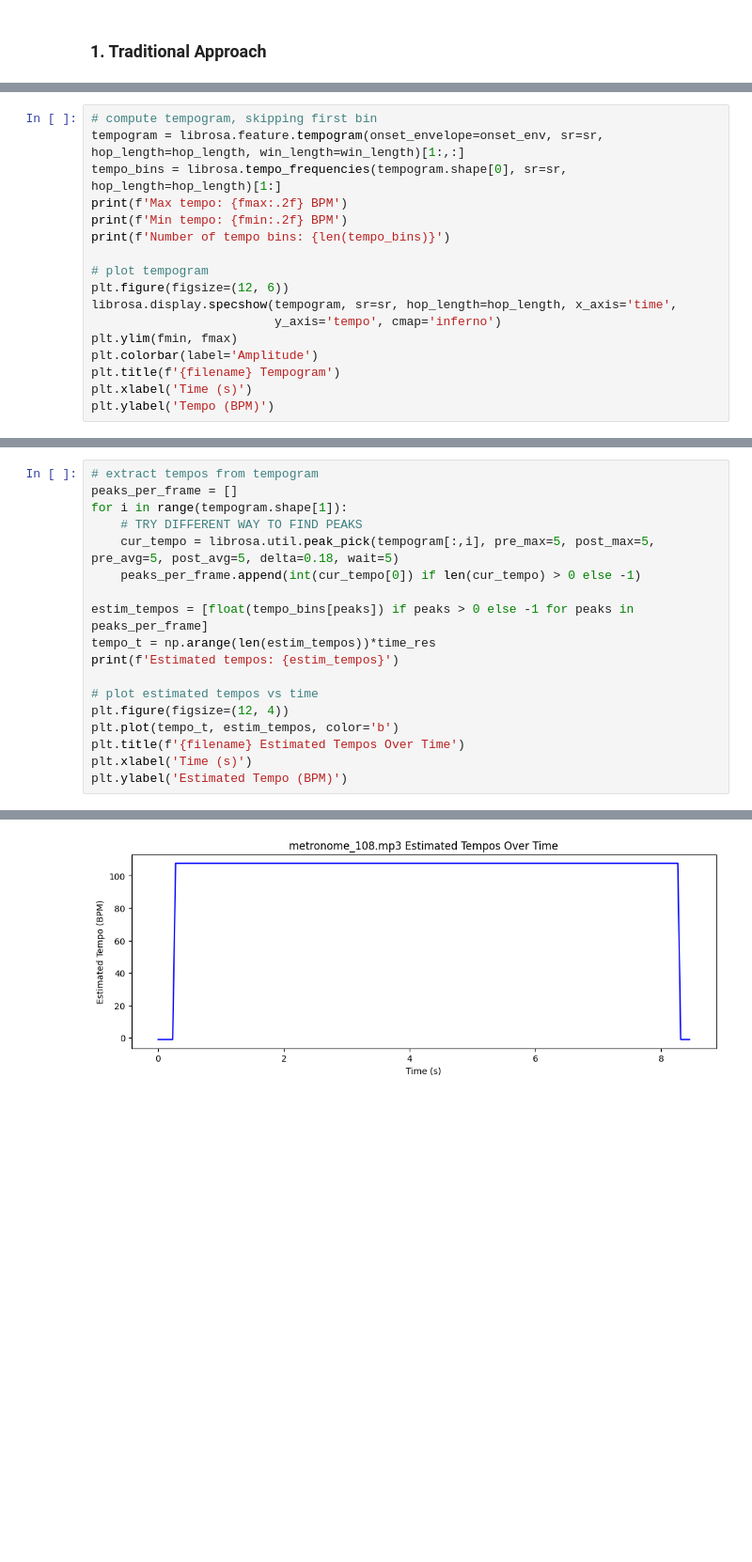
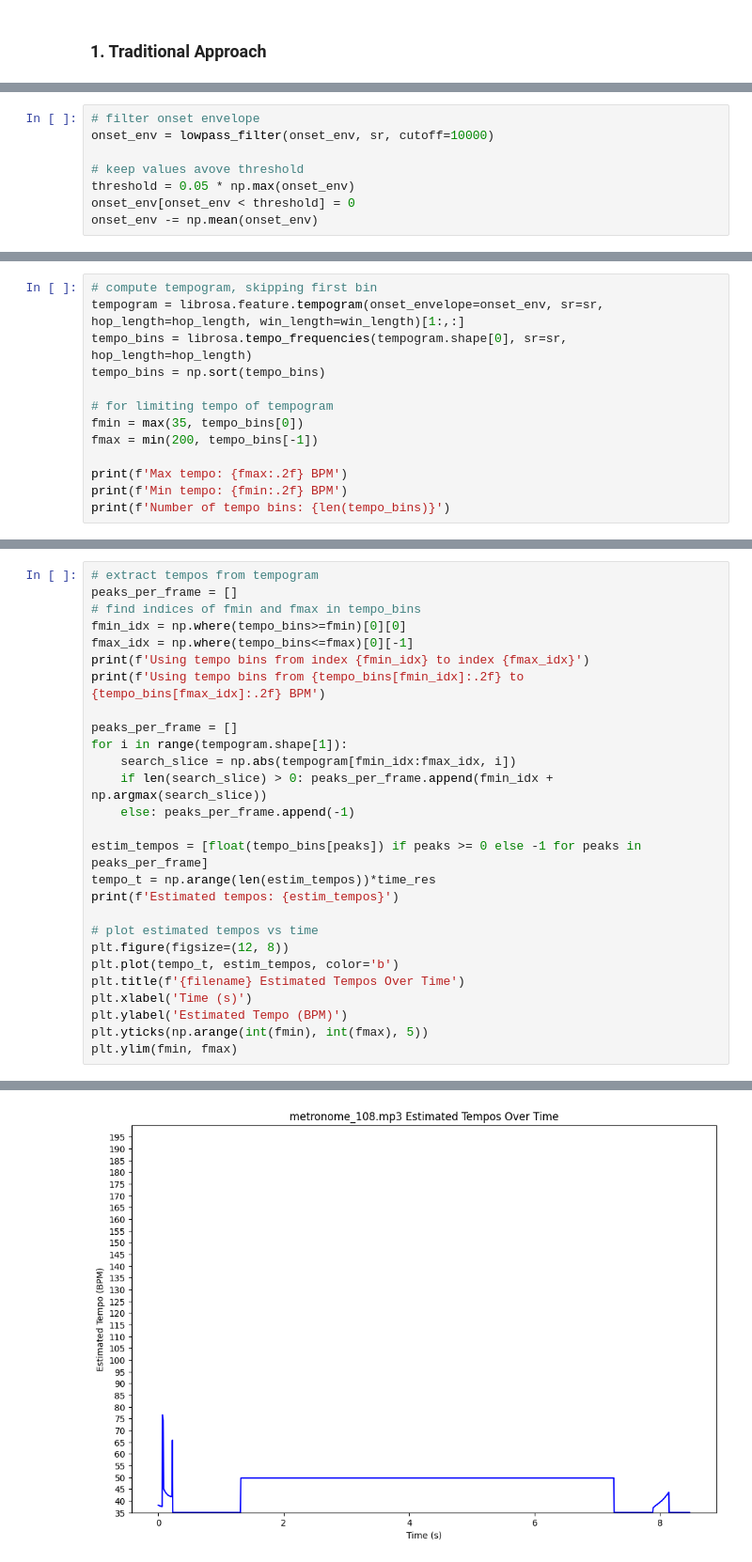
Before and after one commit to lkqiao/musical_accompanist, a Jupyter notebook: src/tempo_detect_nb.ipynb, the cells around one changed output, grey strips where cells are left out. Shown: that part at 94% size. Saved outputs shown, nothing was run; the diff lists cells and outputs as text; blank space fills up the shorter version.

```diff
--- a/src/tempo_detect_nb.ipynb
+++ b/src/tempo_detect_nb.ipynb
@@ -151,0 +157,8 @@ plt.show()
+# %%
+# filter onset envelope
+onset_env = lowpass_filter(onset_env, sr, cutoff=10000)
+
+# keep values avove threshold
+threshold = 0.05 * np.max(onset_env)
+onset_env[onset_env < threshold] = 0
+onset_env -= np.mean(onset_env)
@@ -152,19 +180,15 @@ plt.show()
 # %%
 # compute tempogram, skipping first bin
 tempogram = librosa.feature.tempogram(onset_envelope=onset_env, sr=sr, hop_length=hop_length, win_length=win_length)[1:,:]
-tempo_bins = librosa.tempo_frequencies(tempogram.shape[0], sr=sr, hop_length=hop_length)[1:]
+tempo_bins = librosa.tempo_frequencies(tempogram.shape[0], sr=sr, hop_length=hop_length)
+tempo_bins = np.sort(tempo_bins)
+
+# for limiting tempo of tempogram
+fmin = max(35, tempo_bins[0])
+fmax = min(200, tempo_bins[-1])
+
 print(f'Max tempo: {fmax:.2f} BPM')
 print(f'Min tempo: {fmin:.2f} BPM')
 print(f'Number of tempo bins: {len(tempo_bins)}')
-
-# plot tempogram
-plt.figure(figsize=(12, 6))
-librosa.display.specshow(tempogram, sr=sr, hop_length=hop_length, x_axis='time',
-                         y_axis='tempo', cmap='inferno')
-plt.ylim(fmin, fmax)
-plt.colorbar(label='Amplitude')
-plt.title(f'{filename} Tempogram')
-plt.xlabel('Time (s)')
-plt.ylabel('Tempo (BPM)')
 # %% [output]
 Max tempo: 200.00 BPM
@@ -175,19 +213,28 @@ Text(0, 0.5, 'Tempo (BPM)')
 # %%
 # extract tempos from tempogram
 peaks_per_frame = []
+# find indices of fmin and fmax in tempo_bins
+fmin_idx = np.where(tempo_bins>=fmin)[0][0]
+fmax_idx = np.where(tempo_bins<=fmax)[0][-1]
+print(f'Using tempo bins from index {fmin_idx} to index {fmax_idx}')
+print(f'Using tempo bins from {tempo_bins[fmin_idx]:.2f} to {tempo_bins[fmax_idx]:.2f} BPM')
+
+peaks_per_frame = []
 for i in range(tempogram.shape[1]):
-    # TRY DIFFERENT WAY TO FIND PEAKS
-    cur_tempo = librosa.util.peak_pick(tempogram[:,i], pre_max=5, post_max=5, pre_avg=5, post_avg=5, delta=0.18, wait=5)
-    peaks_per_frame.append(int(cur_tempo[0]) if len(cur_tempo) > 0 else -1)
+    search_slice = np.abs(tempogram[fmin_idx:fmax_idx, i])
+    if len(search_slice) > 0: peaks_per_frame.append(fmin_idx + np.argmax(search_slice))
+    else: peaks_per_frame.append(-1)
 
-estim_tempos = [float(tempo_bins[peaks]) if peaks > 0 else -1 for peaks in peaks_per_frame]
+estim_tempos = [float(tempo_bins[peaks]) if peaks >= 0 else -1 for peaks in peaks_per_frame]
 tempo_t = np.arange(len(estim_tempos))*time_res
 print(f'Estimated tempos: {estim_tempos}')
 
 # plot estimated tempos vs time
-plt.figure(figsize=(12, 4))
+plt.figure(figsize=(12, 8))
 plt.plot(tempo_t, estim_tempos, color='b')
 plt.title(f'{filename} Estimated Tempos Over Time')
 plt.xlabel('Time (s)')
 plt.ylabel('Estimated Tempo (BPM)')
+plt.yticks(np.arange(int(fmin), int(fmax), 5))
+plt.ylim(fmin, fmax)
 # %% [output]
@@ -196,4 +245,4 @@ Text(0, 0.5, 'Estimated Tempo (BPM)')
-[figure, old version]
+[figure, new version]
 # %%
 # plot estimated tempos and original signal
 fig, ax1 = plt.subplots(figsize=(12, 4))
```
Also changed, not shown: parts of 22 cells of this notebook, 5 other files.
